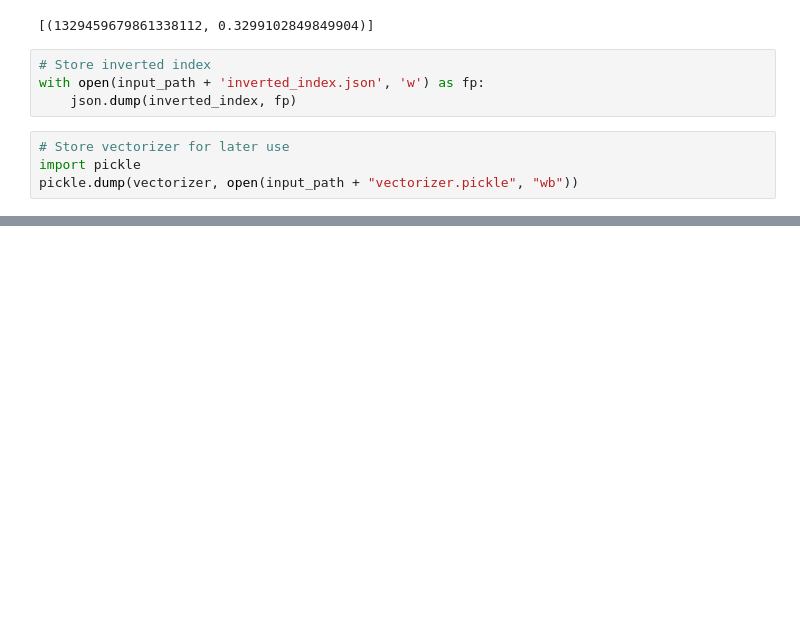
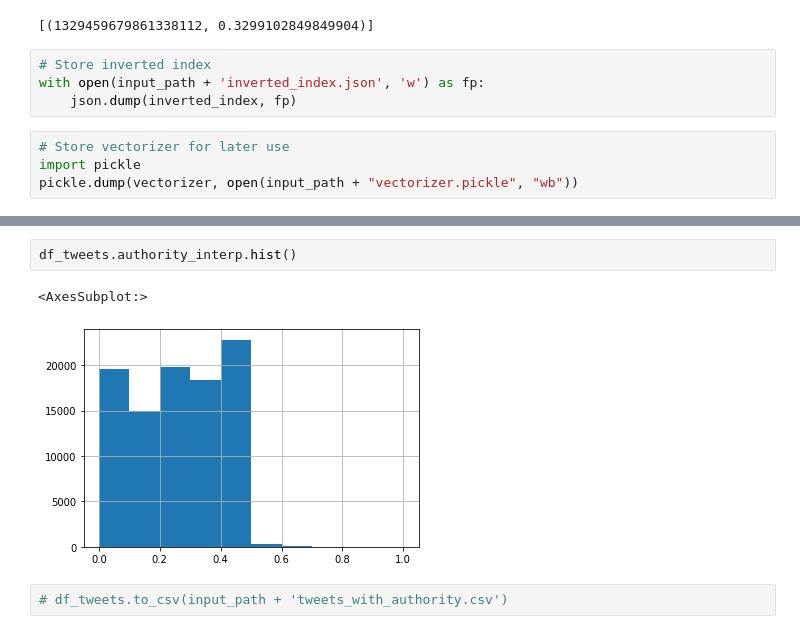
Before and after one commit to EduardVergesFranch/COVID_SEARCHENGINE, a Jupyter notebook: search_engine/Indexing.ipynb, the cells around one changed output, grey strips where cells are left out. Drawn from its saved outputs; the diff is of its cells as text; blank space fills up the shorter version.

```diff
--- a/search_engine/Search Engine Construction.ipynb
+++ b/search_engine/Indexing.ipynb
@@ -193,0 +238,7 @@ pickle.dump(vectorizer, open(input_path + "vectorizer.pickle", "wb"))
+# %%
+df_tweets.authority_interp.hist()
+# %% [output]
+<AxesSubplot:>
+[figure, added]
+# %%
+# df_tweets.to_csv(input_path + 'tweets_with_authority.csv')
```
Also changed, not shown: parts of 19 cells of this notebook, 11 other files.
